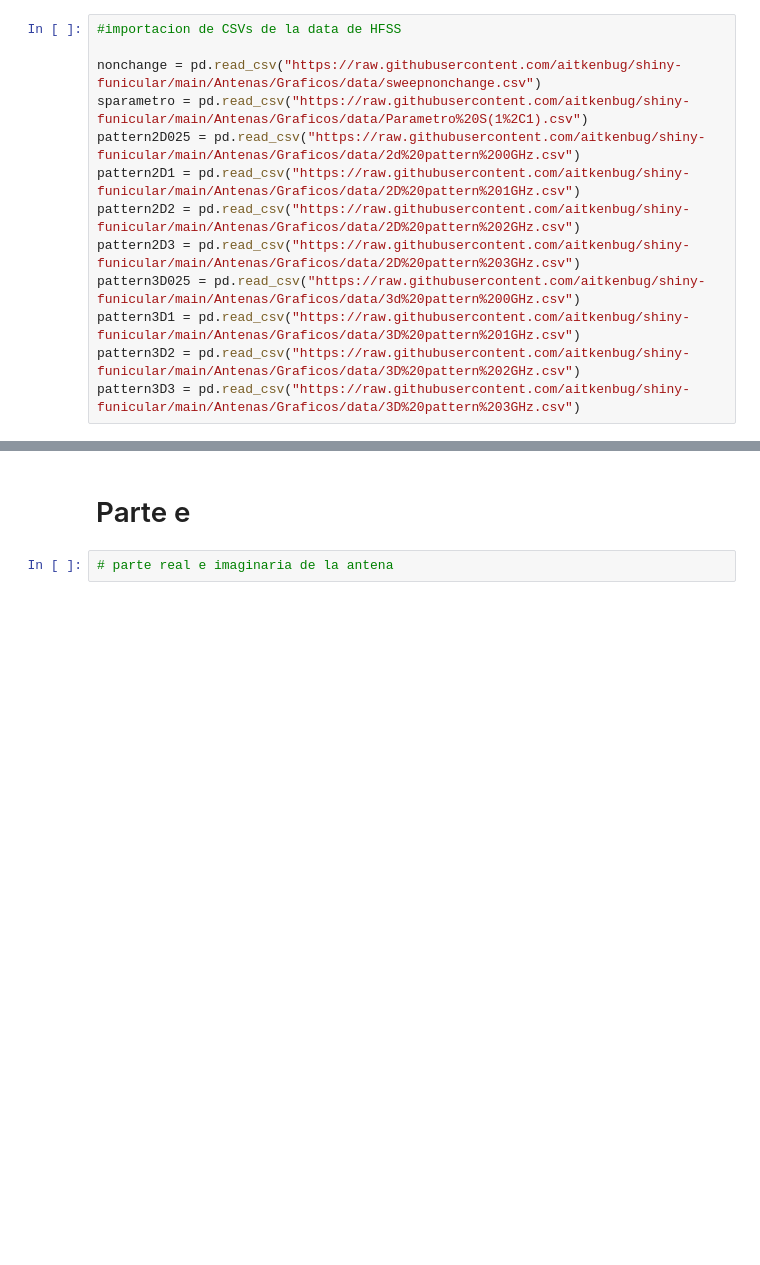
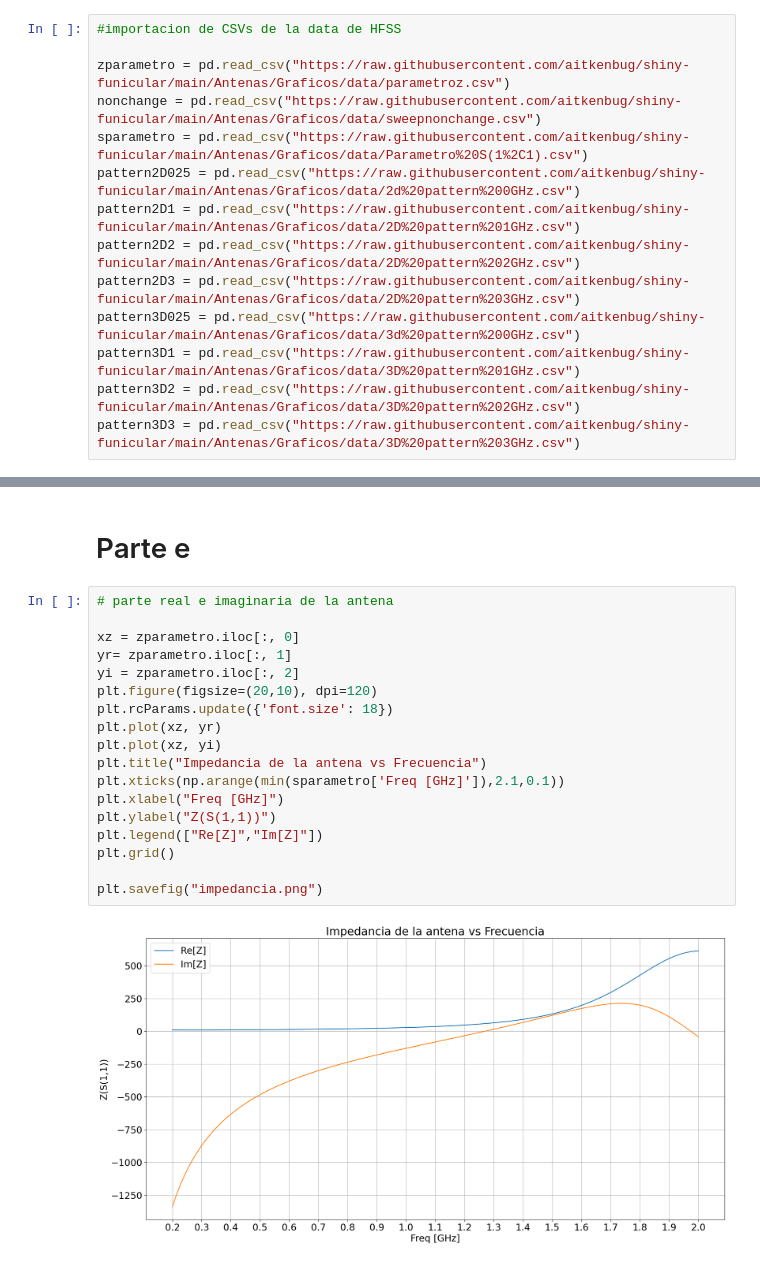
Before and after one commit to aitkenbug/shiny-funicular, a Jupyter notebook: Antenas/Graficos/graphs.ipynb, the cells around one changed output, grey strips where cells are left out. Drawn from its saved outputs; the diff is of its cells as text; blank space fills up the shorter version.

```diff
--- a/Antenas/Graficos/graphs.ipynb
+++ b/Antenas/Graficos/graphs.ipynb
@@ -5,6 +5,7 @@ import pandas as pd
 # %%
 #importacion de CSVs de la data de HFSS
 
+zparametro = pd.read_csv("https://raw.githubusercontent.com/aitkenbug/shiny-funicular/main/Antenas/Graficos/data/parametroz.csv")
 nonchange = pd.read_csv("https://raw.githubusercontent.com/aitkenbug/shiny-funicular/main/Antenas/Graficos/data/sweepnonchange.csv")
 sparametro = pd.read_csv("https://raw.githubusercontent.com/aitkenbug/shiny-funicular/main/Antenas/Graficos/data/Parametro%20S(1%2C1).csv")
 pattern2D025 = pd.read_csv("https://raw.githubusercontent.com/aitkenbug/shiny-funicular/main/Antenas/Graficos/data/2d%20pattern%200GHz.csv")
@@ -254,5 +255,23 @@ plt.savefig("largo optimizado.png")
 [figure]
 # %% [markdown]
 # Parte e
-# %%
-# parte real e imaginaria de la antena
+# %%
+# parte real e imaginaria de la antena
+
+xz = zparametro.iloc[:, 0]
+yr= zparametro.iloc[:, 1]
+yi = zparametro.iloc[:, 2]
+plt.figure(figsize=(20,10), dpi=120)
+plt.rcParams.update({'font.size': 18})
+plt.plot(xz, yr)
+plt.plot(xz, yi)
+plt.title("Impedancia de la antena vs Frecuencia")
+plt.xticks(np.arange(min(sparametro['Freq [GHz]']),2.1,0.1))
+plt.xlabel("Freq [GHz]")
+plt.ylabel("Z(S(1,1))")
+plt.legend(["Re[Z]","Im[Z]"])
+plt.grid()
+
+plt.savefig("impedancia.png")
+# %% [output]
+[figure, added]
```
